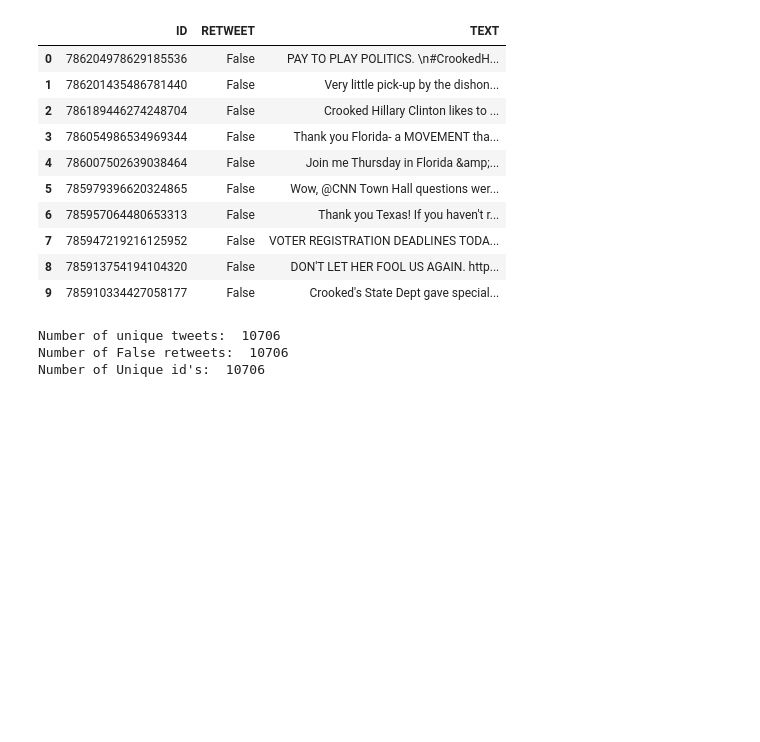
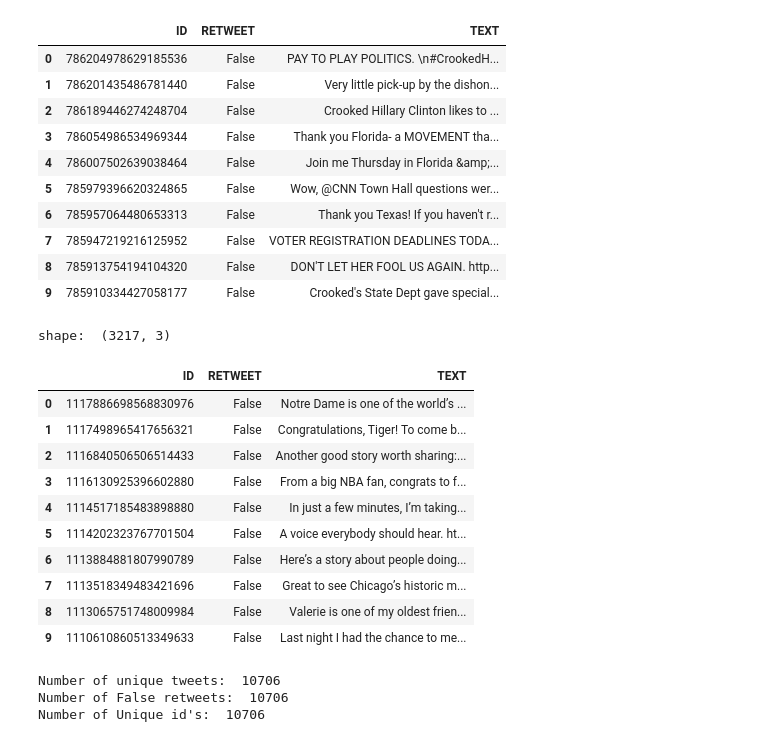
Before and after one commit to EthanH43/text_generator, a Jupyter notebook: Load_Tweets/Data_Loader.ipynb, the cells around one changed output. Drawn from its saved outputs; the diff is of its cells as text; code cells hidden in the pictures; blank space fills up the shorter version.

```diff
--- a/Load_Tweets/Data_Loader.ipynb
+++ b/Load_Tweets/Data_Loader.ipynb
@@ -153,7 +153,7 @@ def get_tweets_with_cache(user_account_name, keys_path):
 
     assert user_account_name.find('@', 0) == -1, "Use twitter handle without the leading @."
 
-    file_path = 'data/new_trump_tweets.json'
+    file_path = 'data/Obama_tweets.json'
     if not Path(file_path).is_file():
 
         keys = load_keys(keys_path)
@@ -293,7 +293,7 @@ print("Number of tweets downloaded/imported:", len(medium_age_trump_tweets))
 # %% [output]
 Number of tweets downloaded/imported: 3214
 # %%
-key_file = 'keys.json'
-new_trump_tweets = get_tweets_with_cache("realdonaldtrump", key_file)
+key_file = 'keys_copy.json'
+new_trump_tweets = get_tweets_with_cache("BarackObama", key_file)
 print("Number of tweets downloaded/imported:", len(new_trump_tweets))
 # %% [output]
@@ -324,6 +324,26 @@ shape:  (14709, 3)
 | 7 | 785947219216125952 | False | VOTER REGISTRATION DEADLINES TODA... |
 | 8 | 785913754194104320 | False | DON'T LET HER FOOL US AGAIN. http... |
 | 9 | 785910334427058177 | False | Crooked's State Dept gave special... |
+# %%
+# Make the dataframe from the .json files of tweets
+
+tweets_lst = [new_trump_tweets]
+tweet_df = to_dataframe(tweets_lst)
+print("shape: ", tweet_df.shape)
+tweet_df.head(10)
+# %% [output]
+shape:  (3217, 3)
+|  | ID | RETWEET | TEXT |
+| 0 | 1117886698568830976 | False | Notre Dame is one of the world’s ... |
+| 1 | 1117498965417656321 | False | Congratulations, Tiger! To come b... |
+| 2 | 1116840506506514433 | False | Another good story worth sharing:... |
+| 3 | 1116130925396602880 | False | From a big NBA fan, congrats to f... |
+| 4 | 1114517185483898880 | False | In just a few minutes, I’m taking... |
+| 5 | 1114202323767701504 | False | A voice everybody should hear. ht... |
+| 6 | 1113884881807990789 | False | Here’s a story about people doing... |
+| 7 | 1113518349483421696 | False | Great to see Chicago’s historic m... |
+| 8 | 1113065751748009984 | False | Valerie is one of my oldest frien... |
+| 9 | 1110610860513349633 | False | Last night I had the chance to me... |
 # %%
 # Filter out any Duplicate tweets, and any retweets.
 
```
Also changed, not shown: parts of 1 cell of this notebook, 14 other files.
